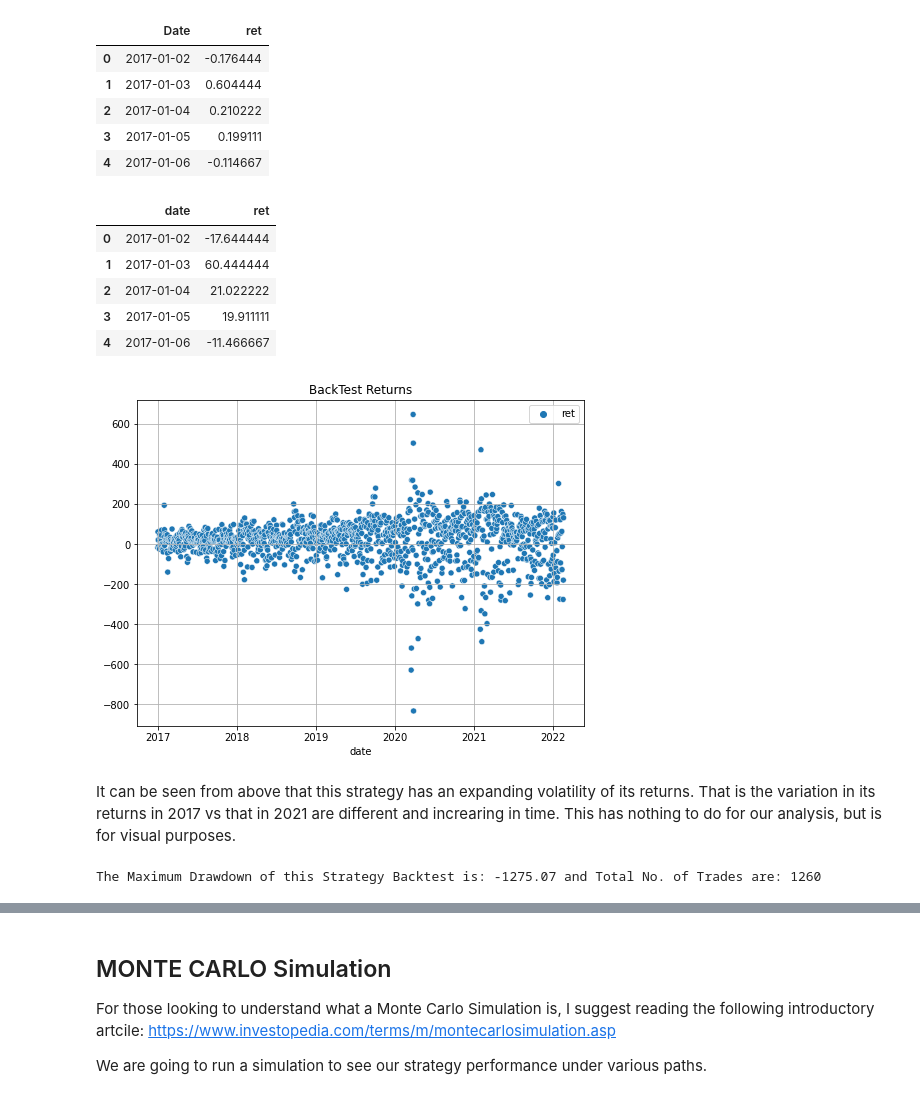
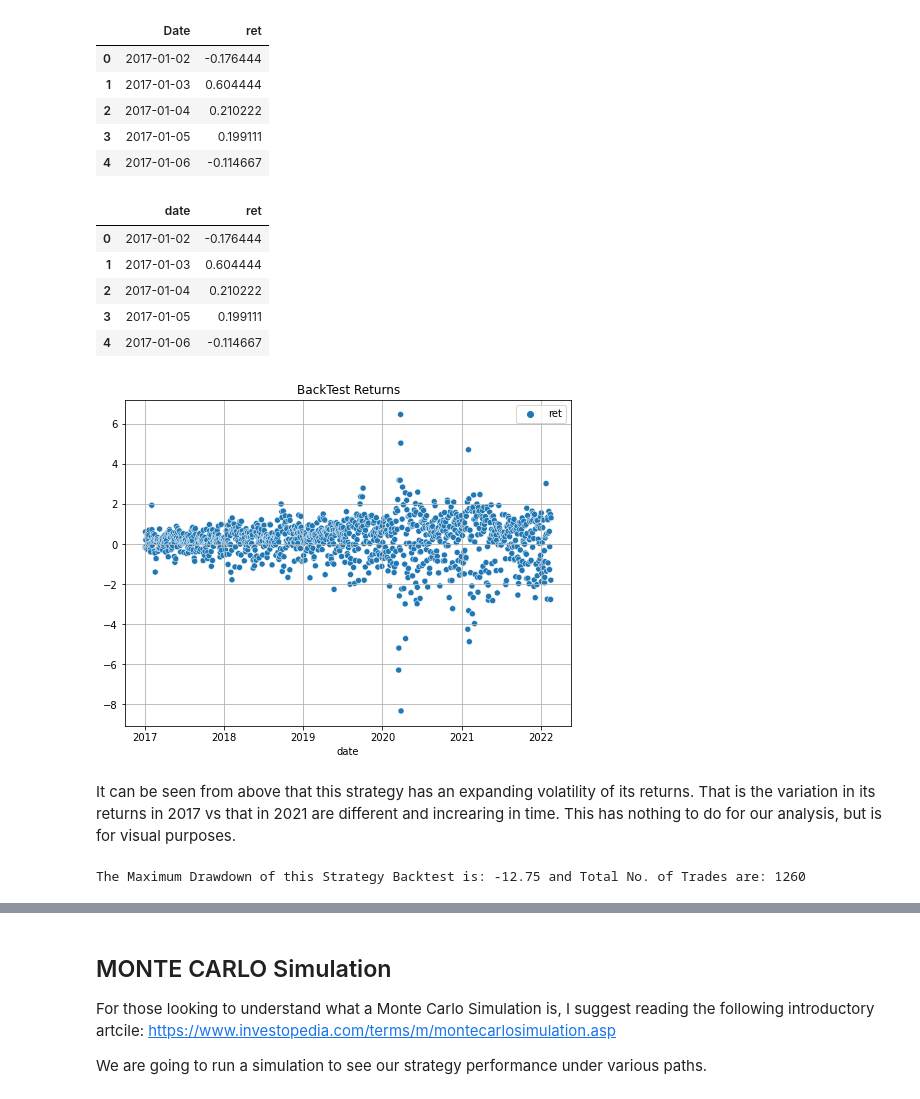
Before and after one commit to ankit-quant/stop-trading, a Jupyter notebook: 930_Straddle_Max_DD.ipynb, the cells around one changed output, grey strips where cells are left out. Saved outputs shown, nothing was run; the diff lists cells and outputs as text; code cells hidden in the pictures.

```diff
--- a/930_Straddle_Max_DD.ipynb
+++ b/930_Straddle_Max_DD.ipynb
@@ -50,17 +50,17 @@ raw.head()
 # %%
 # Make a copy of raw data and process it for further use. Here we convert the date column to pandas DateTime and Returns to % returns labels
 df_ret=raw.copy()
 df_ret.columns = map(str.lower, df_ret.columns)
 df_ret['date']=pd.to_datetime(df_ret['date'])
-df_ret['ret']=100*df_ret['ret']
+df_ret['ret']=df_ret['ret']
 df_ret.head()
 # %% [output]
 |  | date | ret |
-| 0 | 2017-01-02 | -17.644444 |
-| 1 | 2017-01-03 | 60.444444 |
-| 2 | 2017-01-04 | 21.022222 |
-| 3 | 2017-01-05 | 19.911111 |
-| 4 | 2017-01-06 | -11.466667 |
+| 0 | 2017-01-02 | -0.176444 |
+| 1 | 2017-01-03 | 0.604444 |
+| 2 | 2017-01-04 | 0.210222 |
+| 3 | 2017-01-05 | 0.199111 |
+| 4 | 2017-01-06 | -0.114667 |
 # %%
 ## Plot a Scatter Plot daily returns of the strategy to get an idea of distribution of returns.
 fig,ax=plt.subplots(1,1,figsize=(8,6),sharey=True)
@@ -68,7 +68,7 @@ sns.scatterplot(ax=ax,data=df_ret.set_index('date'))
 ax.set_title('BackTest Returns')
 ax.grid(True,axis='both')
 # %% [output]
-[figure, old version]
+[figure, new version]
 # %% [markdown]
 It can be seen from above that this strategy has an expanding volatility of its returns. That is the variation in its returns in 2017 vs that in 2021 are different and increaring in time. This has nothing to do for our analysis, but is for visual purposes.
 # %%
@@ -89,7 +89,7 @@ def calc_max_dd(data_series):
 max_dd = calc_max_dd(df_ret['ret'])
 print(f'The Maximum Drawdown of this Strategy Backtest is: {max_dd} and Total No. of Trades are: {len(df_ret)}')
 # %% [output]
-The Maximum Drawdown of this Strategy Backtest is: -1275.07 and Total No. of Trades are: 1260
+The Maximum Drawdown of this Strategy Backtest is: -12.75 and Total No. of Trades are: 1260
 # %%
 # Visualize the Equity Curve of Our Backtest
 df_ret.set_index(df_ret['date'])['ret'].cumsum().plot(figsize=(7,5))
```
Also changed, not shown: parts of 8 cells of this notebook.
